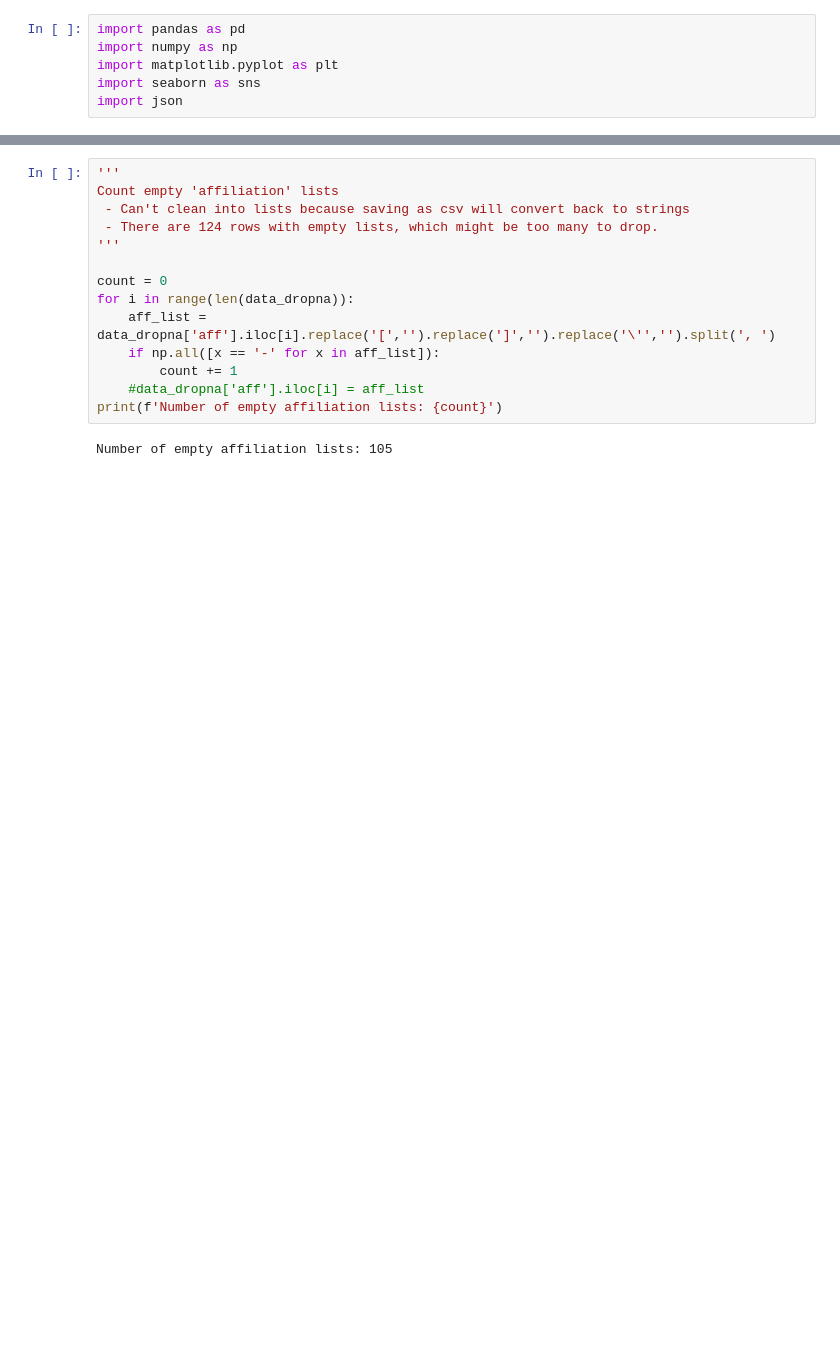
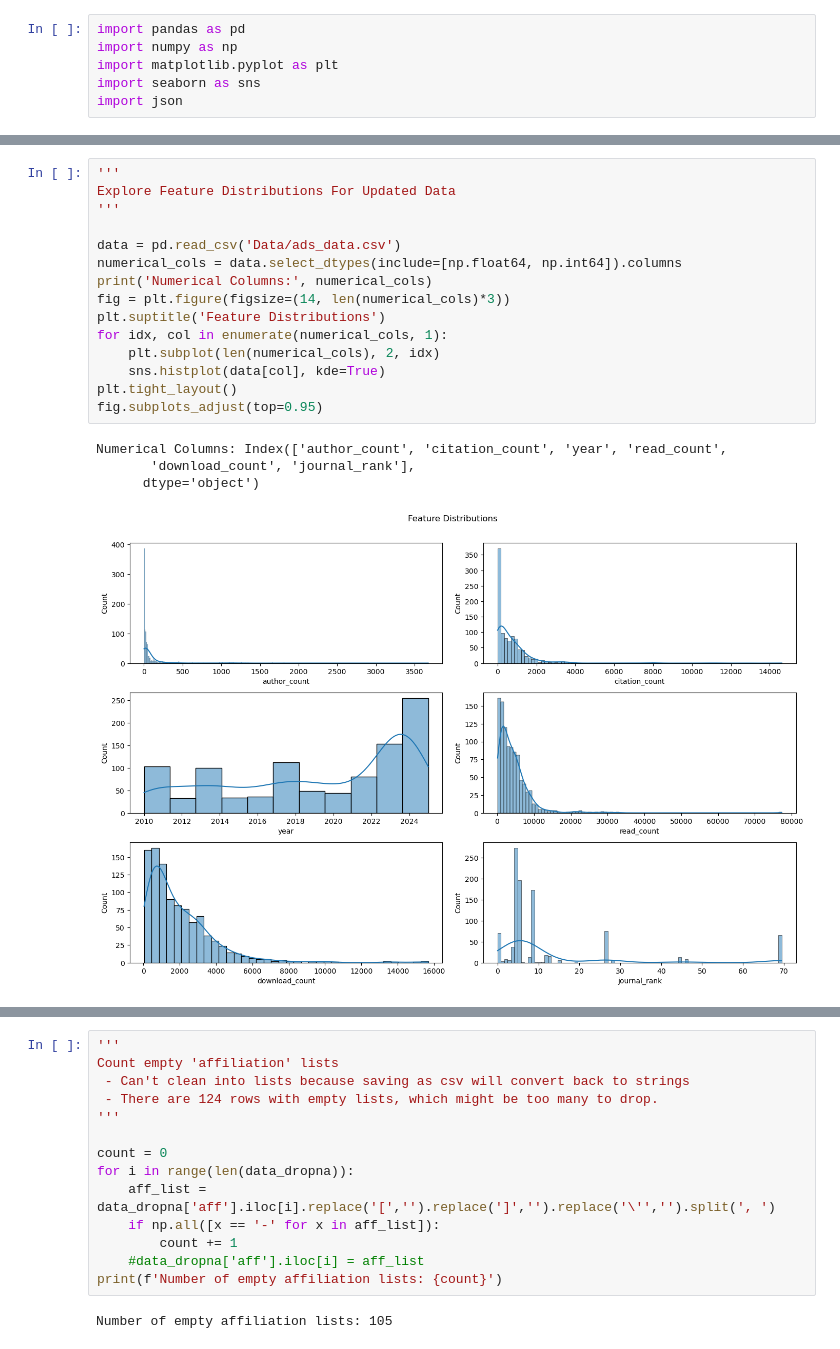
Before and after one commit to LDZuckerman/AstroPublicationTrends, a Jupyter notebook: Data_Cleaning.ipynb, the cells around one changed output, grey strips where cells are left out. Drawn from its saved outputs; the diff is of its cells as text; blank space fills up the shorter version.

```diff
--- a/Data_Cleaning.ipynb
+++ b/Data_Cleaning.ipynb
@@ -7,3 +98,23 @@ import json
+# %%
+'''
+Explore Feature Distributions For Updated Data
+'''
+
+data = pd.read_csv('Data/ads_data.csv')
+numerical_cols = data.select_dtypes(include=[np.float64, np.int64]).columns
+print('Numerical Columns:', numerical_cols)
+fig = plt.figure(figsize=(14, len(numerical_cols)*3))
+plt.suptitle('Feature Distributions')
+for idx, col in enumerate(numerical_cols, 1):
+    plt.subplot(len(numerical_cols), 2, idx)
+    sns.histplot(data[col], kde=True)
+plt.tight_layout()
+fig.subplots_adjust(top=0.95)
+# %% [output]
+Numerical Columns: Index(['author_count', 'citation_count', 'year', 'read_count',
+       'download_count', 'journal_rank'],
+      dtype='object')
+[figure, added]
 # %%
 '''
 Remove NaNs
```
Also changed, not shown: parts of 8 cells of this notebook, 11 other files.
